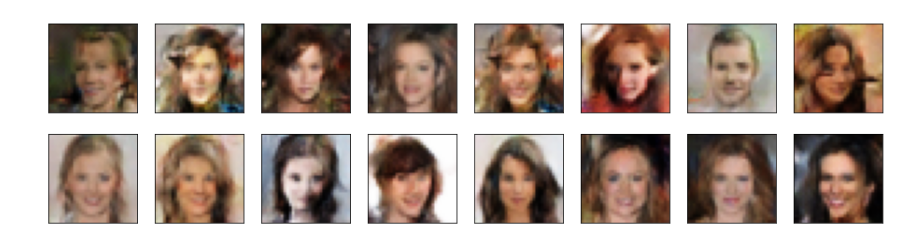
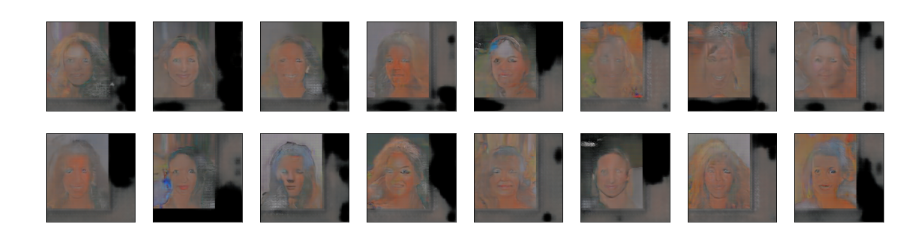
Before and after one commit to twosixlabs/csl, a Jupyter notebook: experiments/celeba_experiments/celeba_tutorial_mods.ipynb, the cells around one changed output. Drawn from its saved outputs; the diff is of its cells as text; code cells hidden in the pictures.

Commit message:
can now handle high resolution images for both input and output. not exactly producing the best images, but it works at least

```diff
--- a/experiments/celeba_experiments/celeba_tutorial_mods.ipynb
+++ b/experiments/celeba_experiments/celeba_tutorial_mods.ipynb
@@ -340,19 +451,21 @@ plt.legend()
 # %%
 # helper function for viewing a list of passed in sample images
-def view_samples(epoch, samples):
-    fig, axes = plt.subplots(figsize=(16,4), nrows=2, ncols=8, sharey=True, sharex=True)
-    for ax, img in zip(axes.flatten(), samples[epoch]):
+def view_samples(epoch):
+    with open(f'samples/moddp/train_samples_epoch{epoch}.pkl', 'rb') as f:
+        samples = pkl.load(f)
+
+    fig, axes = plt.subplots(figsize=(20,5), nrows=2, ncols=8, sharey=True, sharex=True)
+    for ax, img in zip(axes.flatten(), samples[0]):
         img = img.detach().cpu().numpy()
         img = np.transpose(img, (1, 2, 0))
         img = ((img +1)*255 / (2)).astype(np.uint8) # rescale to pixel range (0-255)
         ax.xaxis.set_visible(False)
         ax.yaxis.set_visible(False)
-        im = ax.imshow(img.reshape((32,32,3)))
+        im = ax.imshow(img.reshape((256,256,3)))
+        #im = ax.imshow(img.reshape((32,32,3)))
 
 
 # Load samples from generator, taken while training
-with open('mod_train_samples.pkl', 'rb') as f:
-    samples = pkl.load(f)
-_ = view_samples(-1, samples)
+view_samples(55)
 # %% [output]
-[figure, old version]
+[figure, new version]
```
Also changed, not shown: parts of 13 cells of this notebook, 2 other files.
